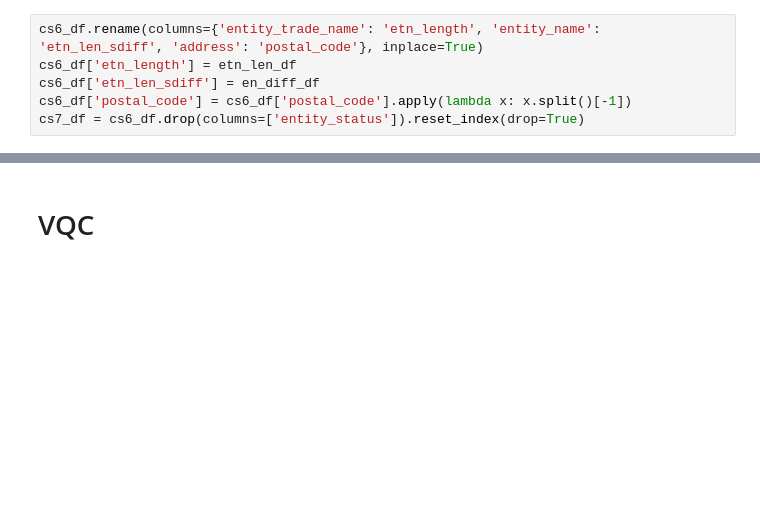
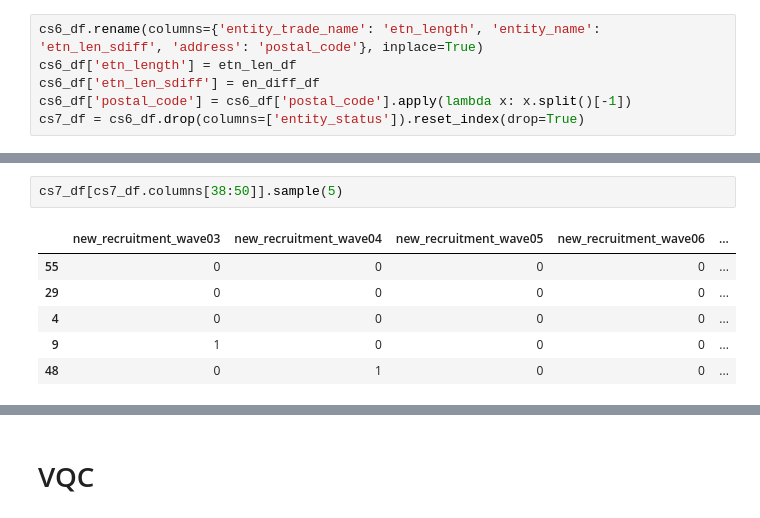
Before and after one commit to floatn/QML-for-finance, a Jupyter notebook: qml_code.ipynb, the cells around one changed output, grey strips where cells are left out. Drawn from its saved outputs; the diff is of its cells as text; blank space fills up the shorter version.

```diff
--- a/qml_code.ipynb
+++ b/qml_code.ipynb
@@ -2493,0 +2580,9 @@ from sklearn.preprocessing import OneHotEncoder
+# %%
+cs7_df[cs7_df.columns[38:50]].sample(5)
+# %% [output]
+|  | new_recruitment_wave03 | new_recruitment_wave04 | new_recruitment_wave05 | new_recruitment_wave06 | ... |
+| 55 | 0 | 0 | 0 | 0 | ... |
+| 29 | 0 | 0 | 0 | 0 | ... |
+| 4 | 0 | 0 | 0 | 0 | ... |
+| 9 | 1 | 0 | 0 | 0 | ... |
+| 48 | 0 | 1 | 0 | 0 | ... |
```
Also changed, not shown: parts of 12 cells of this notebook.
